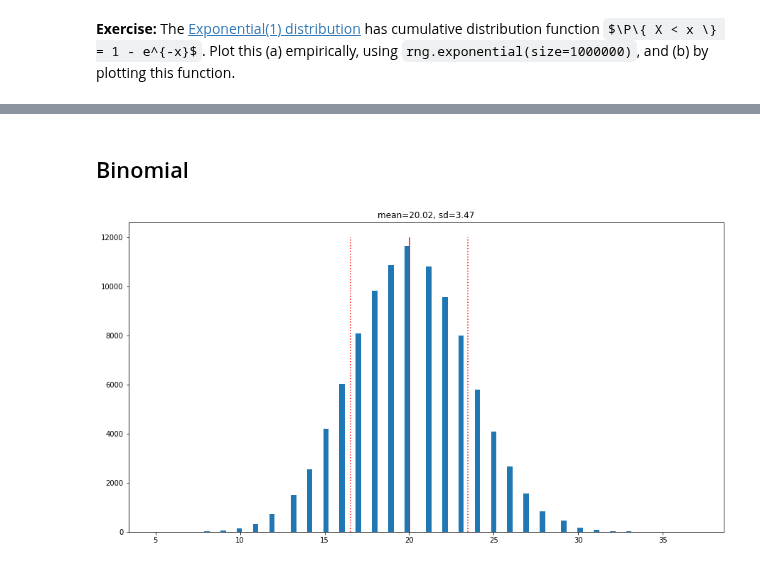
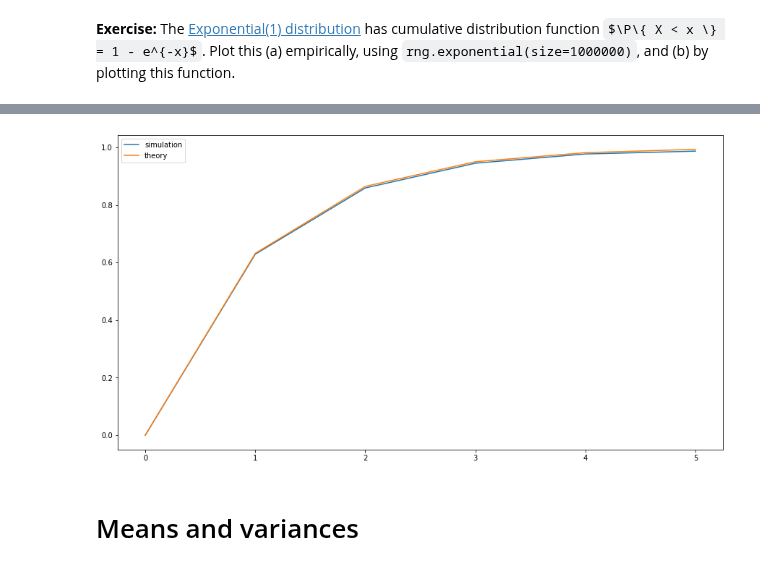
Before and after one commit to UOdsci/dsci345, a Jupyter notebook: class_material/slides/Week_02_Random_variables.ipynb, the cells around one changed output, grey strips where cells are left out. Drawn from its saved outputs; the diff is of its cells as text; code cells hidden in the pictures; some formulas as TeX source.

```diff
--- a/class_material/slides/Week_02_Random_variables.ipynb
+++ b/class_material/slides/Week_02_Random_variables.ipynb
@@ -243,13 +210,11 @@ plt.vlines([mean_x - sd_x, mean_x + sd_x], 0, 4000, 'red', ':');
-# %% [markdown]
-## Binomial
-# %%
-x = rng.binomial(n=50, p=0.4, size=100000)
-mean_x = np.mean(x)
-sd_x = np.std(x)
-
-plt.hist(x, bins=100)
-plt.title(f"mean={mean_x:.2f}, sd={sd_x:.2f}")
-plt.vlines(mean_x, 0, 12000, 'red')
-plt.vlines([mean_x - sd_x, mean_x + sd_x], 0, 12000, 'red', ':');
-# %% [output]
-[figure, removed]
+# %%
+x = rng.exponential(size=1000)
+xvals = np.arange(6)
+pvals = [np.mean(x < u) for u in xvals] # list comprehension
+plt.plot(xvals, pvals, label='simulation')
+plt.plot(xvals, 1 - np.exp(-xvals), label='theory')
+plt.legend();
+# %% [output]
+[figure, added]
+# %% [markdown]
+# Means and variances
```
Also changed, not shown: parts of 49 cells of this notebook, 5 other files.
